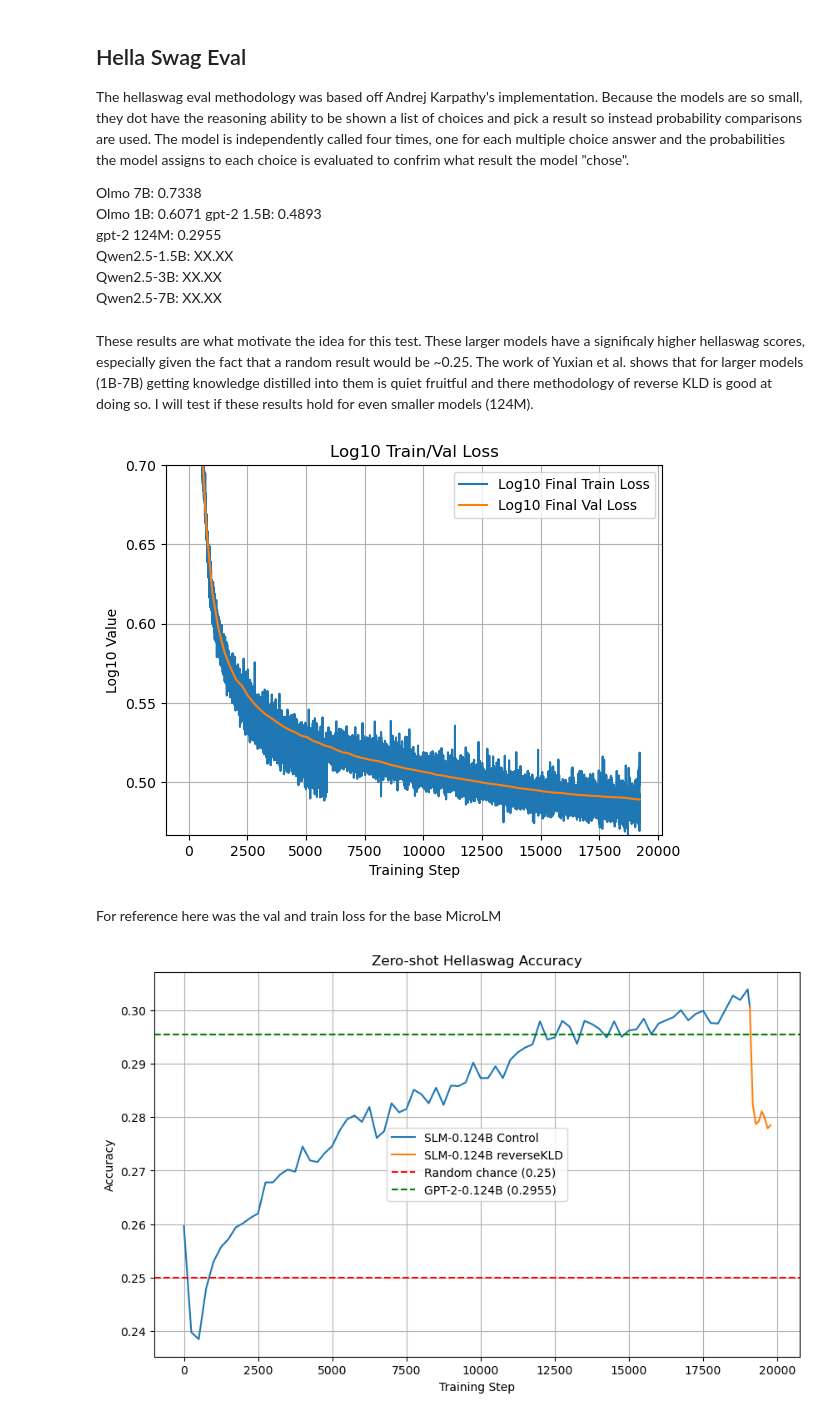
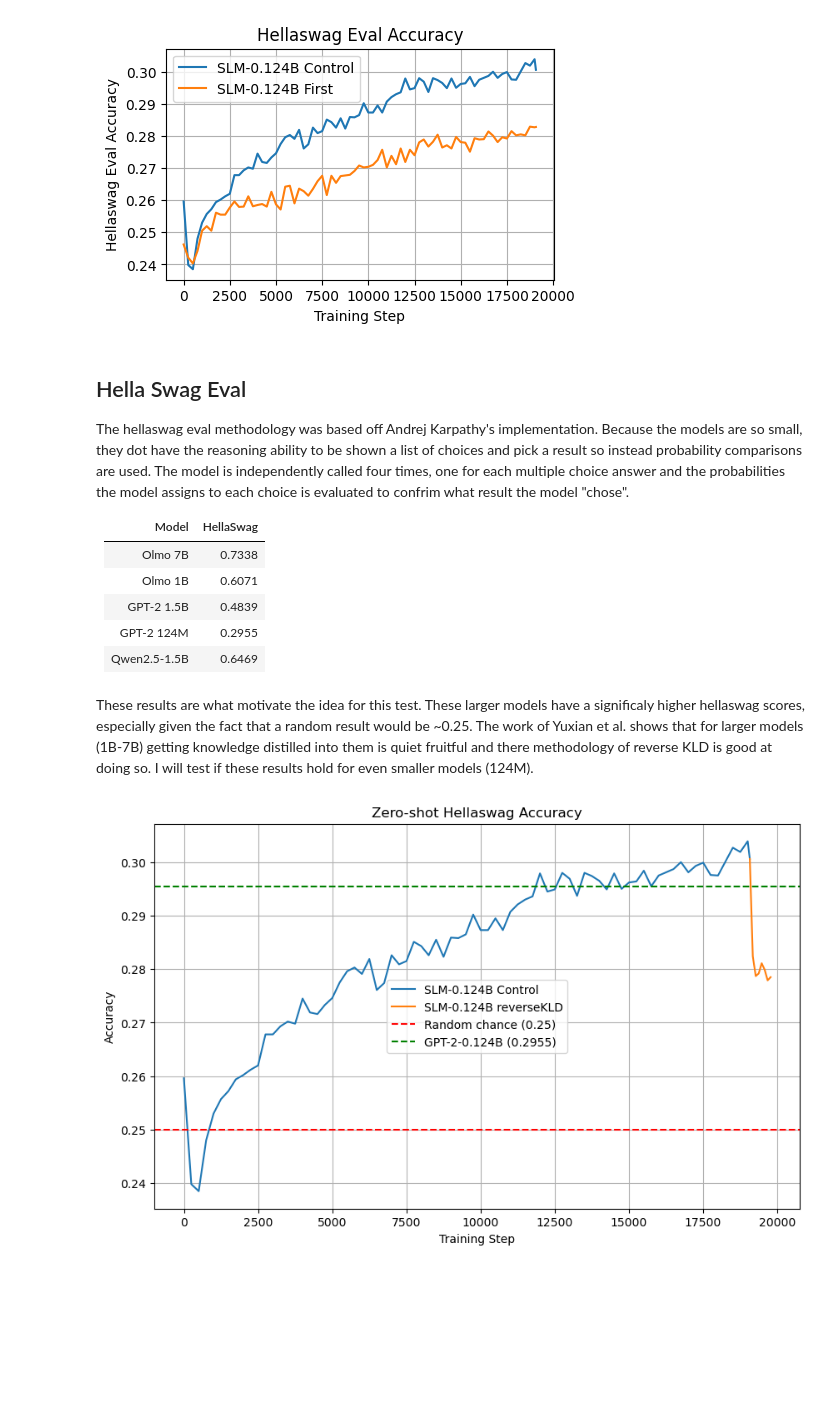
Before and after one commit to hachoj/ImportantProjects, a Jupyter notebook: LLMs/MicroLM/ReverseKLD Efficacy for Small Language Models.ipynb, the cells around one changed output. Saved outputs shown, nothing was run; the diff lists cells and outputs as text; code cells hidden in the pictures; blank space fills up the shorter version.

```diff
--- a/LLMs/MicroLM/ReverseKLD Efficacy for Small Language Models.ipynb
+++ b/LLMs/MicroLM/ReverseKLD Efficacy for Small Language Models.ipynb
@@ -15,14 +58,27 @@ Both models we will evaluated during and after training on zero-shot and few-sho
+# %%
+plt.figure(figsize=(5, 3))
+
+plt.plot(control_hella["index"], control_hella["value"], label="SLM-0.124B Control")
+plt.plot(first_hella["index"], first_hella["value"], label="SLM-0.124B First")
+
+plt.xlabel('Training Step')
+plt.ylabel('Hellaswag Eval Accuracy')
+plt.title('Hellaswag Eval Accuracy')
+plt.legend()
+plt.grid(True)
+# %% [output]
+[figure, added]
 # %% [markdown]
 ## Hella Swag Eval
 
 The hellaswag eval methodology was based off Andrej Karpathy's implementation. Because the models are so small, they dot have the reasoning ability to be shown a list of choices and pick a result so instead probability comparisons are used. The model is independently called four times, one for each multiple choice answer and the probabilities the model assigns to each choice is evaluated to confrim what result the model "chose".
 
-Olmo 7B: 0.7338
-Olmo 1B: 0.6071
-gpt-2 1.5B: 0.4893
-gpt-2 124M: 0.2955
-Qwen2.5-1.5B: XX.XX
-Qwen2.5-3B: XX.XX
-Qwen2.5-7B: XX.XX
+| Model    | HellaSwag |
+| -------- | -------   |
+| Olmo 7B  | 0.7338     |
+| Olmo 1B | 0.6071     |
+| GPT-2 1.5B    |  0.4839   |
+| GPT-2 124M    | 0.2955    |
+| Qwen2.5-1.5B    | 0.6469    |
 # %% [markdown]
 These results are what motivate the idea for this test. These larger models have a significaly higher hellaswag scores, especially given the fact that a random result would be ~0.25. The work of Yuxian et al. shows that for larger models (1B-7B) getting knowledge distilled into them is quiet fruitful and there methodology of reverse KLD is good at doing so. I will test if these results hold for even smaller models (124M).
@@ -54,20 +85,3 @@ rkld_hella = data_rkld[data_rkld["label"] == "hella"]
-# %%
-plt.plot(np.log10(control_train["value"]), label="Log10 Final Train Loss")
-plt.plot(np.log10(control_val["value"]), label="Log10 Final Val Loss")
-
-# plt.plot(np.log10(train_data_first["value"]), label="Log10 First Train Loss")
-# plt.plot(np.log10(val_data_first["value"]), label="Log10 First Val Loss")
-
-plt.xlabel('Training Step')
-plt.ylabel('Log10 Value')
-plt.title('Log10 Train/Val Loss')
-plt.ylim(min(np.log10(control_train["value"])), 0.7)
-plt.legend()
-plt.grid(True)
-# %% [output]
-[figure, removed]
-# %% [markdown]
-For reference here was the val and train loss for the base MicroLM
 # %%
 plt.figure(figsize=(10, 6))
 
```
Also changed, not shown: parts of 6 cells of this notebook, 2 other files.
